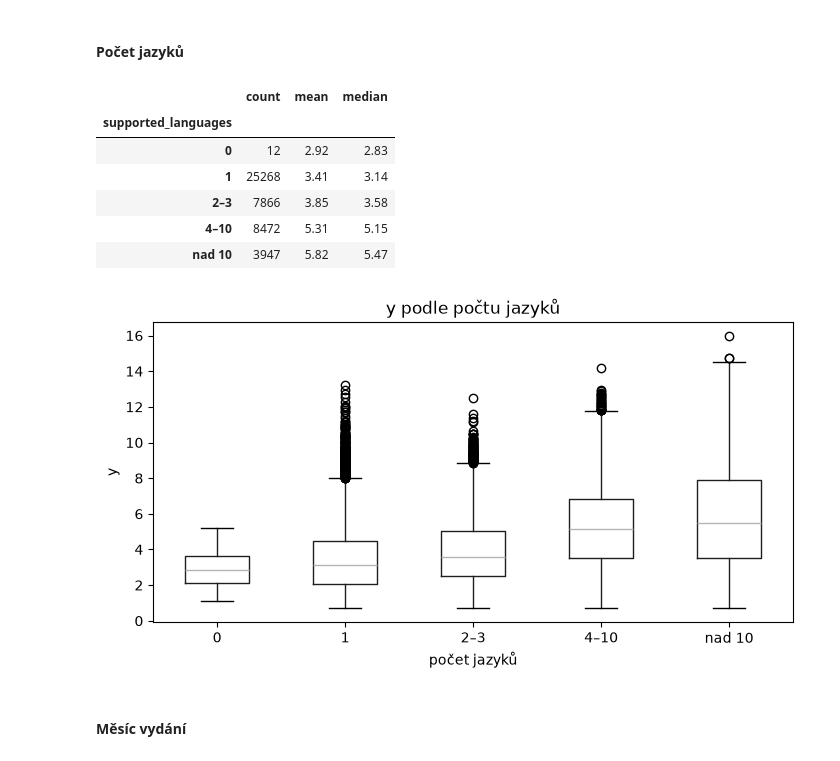
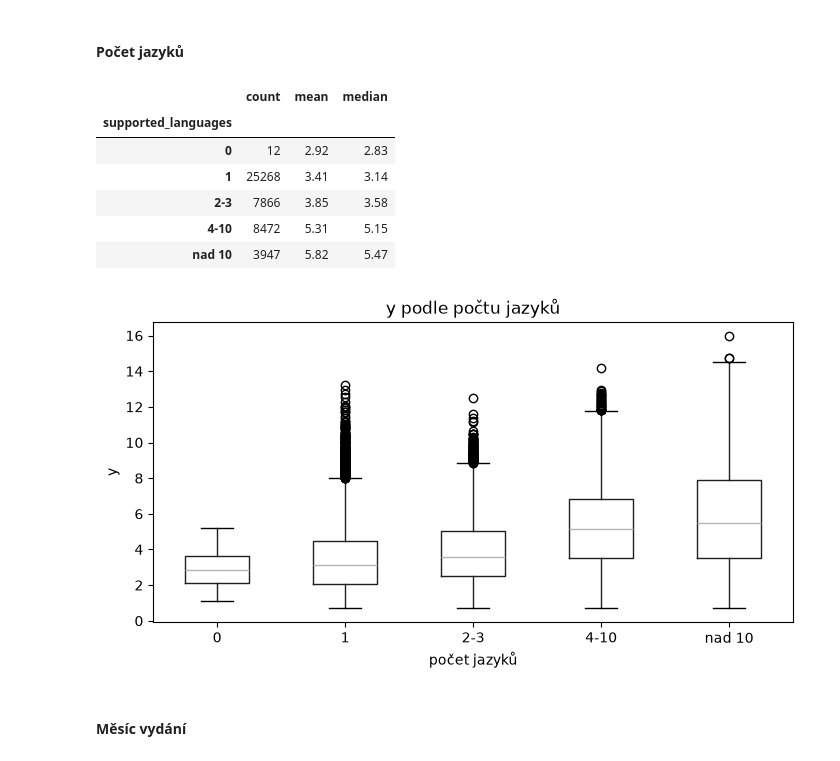
Before and after one commit to Marek-Szczepanik/steam-success-prediction, a Jupyter notebook: eda.ipynb, the cells around one changed output. Saved outputs shown, nothing was run; the diff lists cells and outputs as text; code cells hidden in the pictures.

```diff
--- a/eda.ipynb
+++ b/eda.ipynb
@@ -649,22 +649,22 @@ plt.show()
 #### Počet jazyků
 # %%
 n_languages = train["supported_languages"].map(len)
-language_group = pd.cut(n_languages, [-1, 0, 1, 3, 10, 200], labels=["0", "1", "2–3", "4–10", "nad 10"])
+language_group = pd.cut(n_languages, [-1, 0, 1, 3, 10, 200], labels=["0", "1", "2-3", "4-10", "nad 10"])
 display(train.groupby(language_group, observed=True)["y"].agg(["count", "mean", "median"]).round(2))
 
 train.assign(language_group=language_group).boxplot(column="y", by="language_group", grid=False, figsize=(8, 4))
 plt.suptitle("")
 plt.title("y podle počtu jazyků")
 plt.xlabel("počet jazyků")
 plt.ylabel("y")
 plt.show()
 # %% [output]
 |  | count | mean | median |
 | supported_languages |  |  |  |
 | 0 | 12 | 2.92 | 2.83 |
 | 1 | 25268 | 3.41 | 3.14 |
-| 2–3 | 7866 | 3.85 | 3.58 |
-| 4–10 | 8472 | 5.31 | 5.15 |
+| 2-3 | 7866 | 3.85 | 3.58 |
+| 4-10 | 8472 | 5.31 | 5.15 |
 | nad 10 | 3947 | 5.82 | 5.47 |
 [figure]
 # %% [markdown]
```
Also changed, not shown: parts of 5 cells of this notebook, 1 other file.
